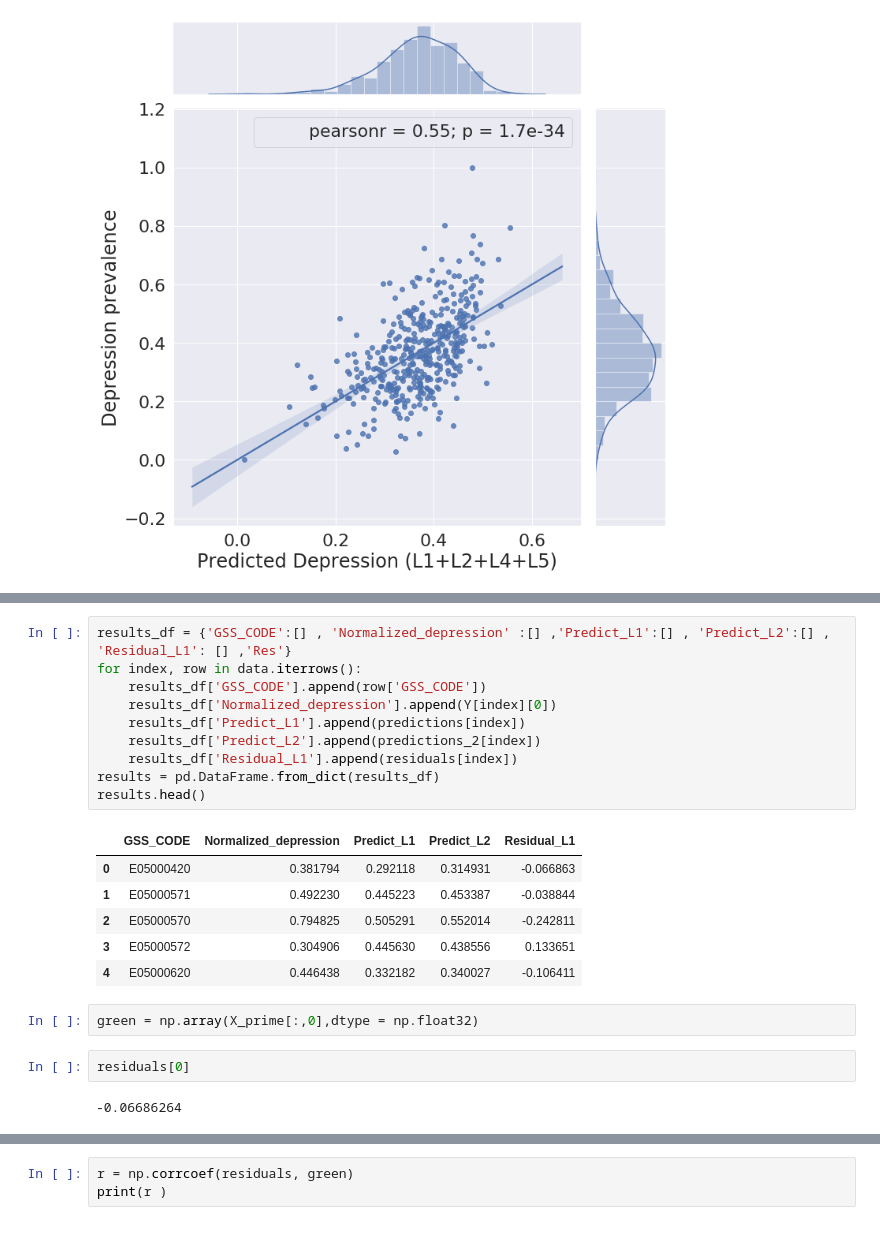
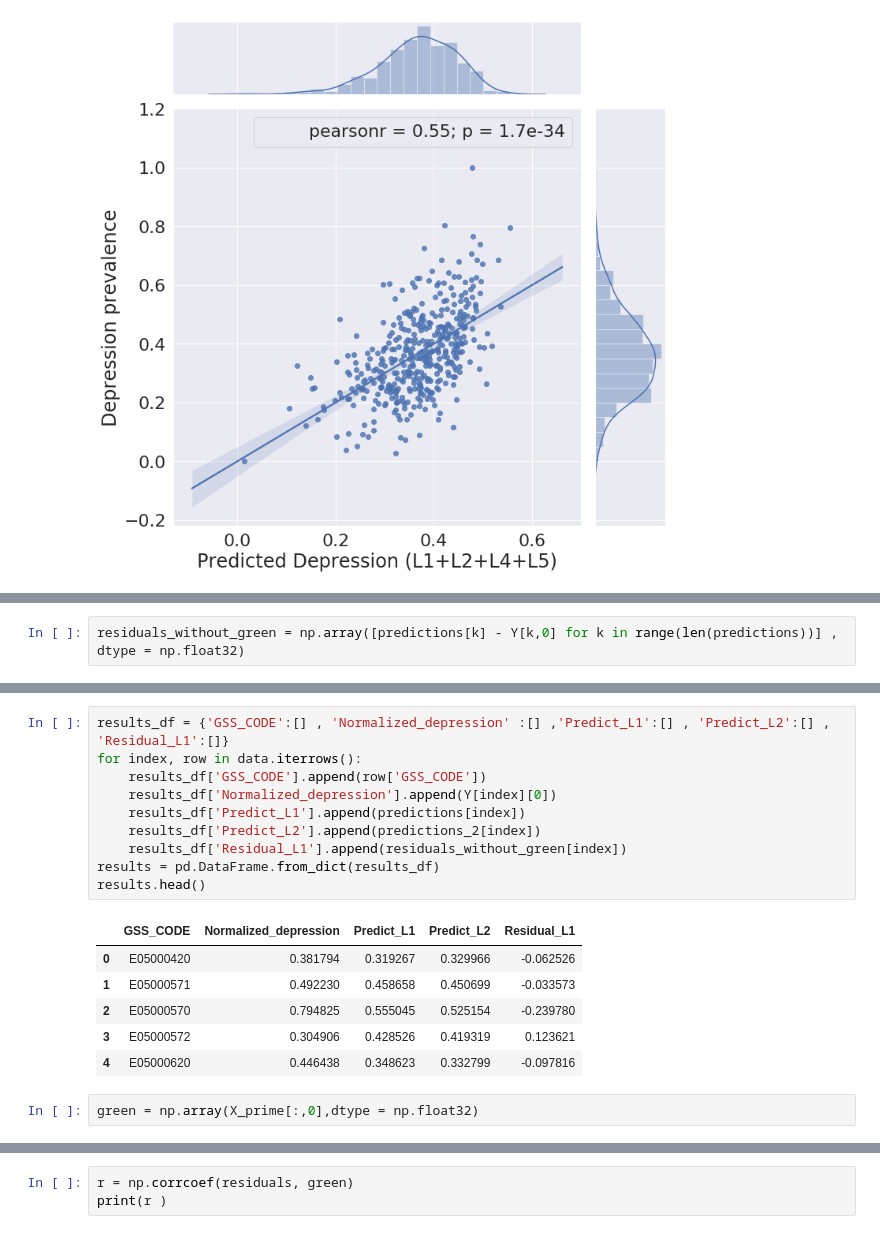
Before and after one commit to sagarjoglekar/Vitamin_N, a Jupyter notebook: Notebooks/LinearRegressor_green.ipynb, the cells around one changed output, grey strips where cells are left out. Saved outputs shown, nothing was run; the diff lists cells and outputs as text.

```diff
--- a/Notebooks/LinearRegressor_green.ipynb
+++ b/Notebooks/LinearRegressor_green.ipynb
@@ -281,3 +281,5 @@ residuals = np.array([predictions_2[k] - Y[k,0] for k in range(len(predictions_2
+# %%
+residuals_without_green = np.array([predictions[k] - Y[k,0] for k in range(len(predictions))] , dtype = np.float32)
 # %%
 fig, ax = plt.subplots()
 fig.set_size_inches(10,8)
@@ -291,24 +294,20 @@ plt.show()
 # %%
-results_df = {'GSS_CODE':[] , 'Normalized_depression' :[] ,'Predict_L1':[] , 'Predict_L2':[] , 'Residual_L1': [] ,'Res'}
+results_df = {'GSS_CODE':[] , 'Normalized_depression' :[] ,'Predict_L1':[] , 'Predict_L2':[] , 'Residual_L1':[]}
 for index, row in data.iterrows():
     results_df['GSS_CODE'].append(row['GSS_CODE'])
     results_df['Normalized_depression'].append(Y[index][0])
     results_df['Predict_L1'].append(predictions[index])
     results_df['Predict_L2'].append(predictions_2[index])
-    results_df['Residual_L1'].append(residuals[index])
+    results_df['Residual_L1'].append(residuals_without_green[index])
 results = pd.DataFrame.from_dict(results_df)
 results.head()
 # %% [output]
 |  | GSS_CODE | Normalized_depression | Predict_L1 | Predict_L2 | Residual_L1 |
-| 0 | E05000420 | 0.381794 | 0.292118 | 0.314931 | -0.066863 |
-| 1 | E05000571 | 0.492230 | 0.445223 | 0.453387 | -0.038844 |
-| 2 | E05000570 | 0.794825 | 0.505291 | 0.552014 | -0.242811 |
-| 3 | E05000572 | 0.304906 | 0.445630 | 0.438556 | 0.133651 |
-| 4 | E05000620 | 0.446438 | 0.332182 | 0.340027 | -0.106411 |
+| 0 | E05000420 | 0.381794 | 0.319267 | 0.329966 | -0.062526 |
+| 1 | E05000571 | 0.492230 | 0.458658 | 0.450699 | -0.033573 |
+| 2 | E05000570 | 0.794825 | 0.555045 | 0.525154 | -0.239780 |
+| 3 | E05000572 | 0.304906 | 0.428526 | 0.419319 | 0.123621 |
+| 4 | E05000620 | 0.446438 | 0.348623 | 0.332799 | -0.097816 |
 # %%
 green = np.array(X_prime[:,0],dtype = np.float32)
-# %%
-residuals[0]
-# %% [output]
--0.06686264
 # %%
```
Also changed, not shown: parts of 37 cells of this notebook, 1 other file.
